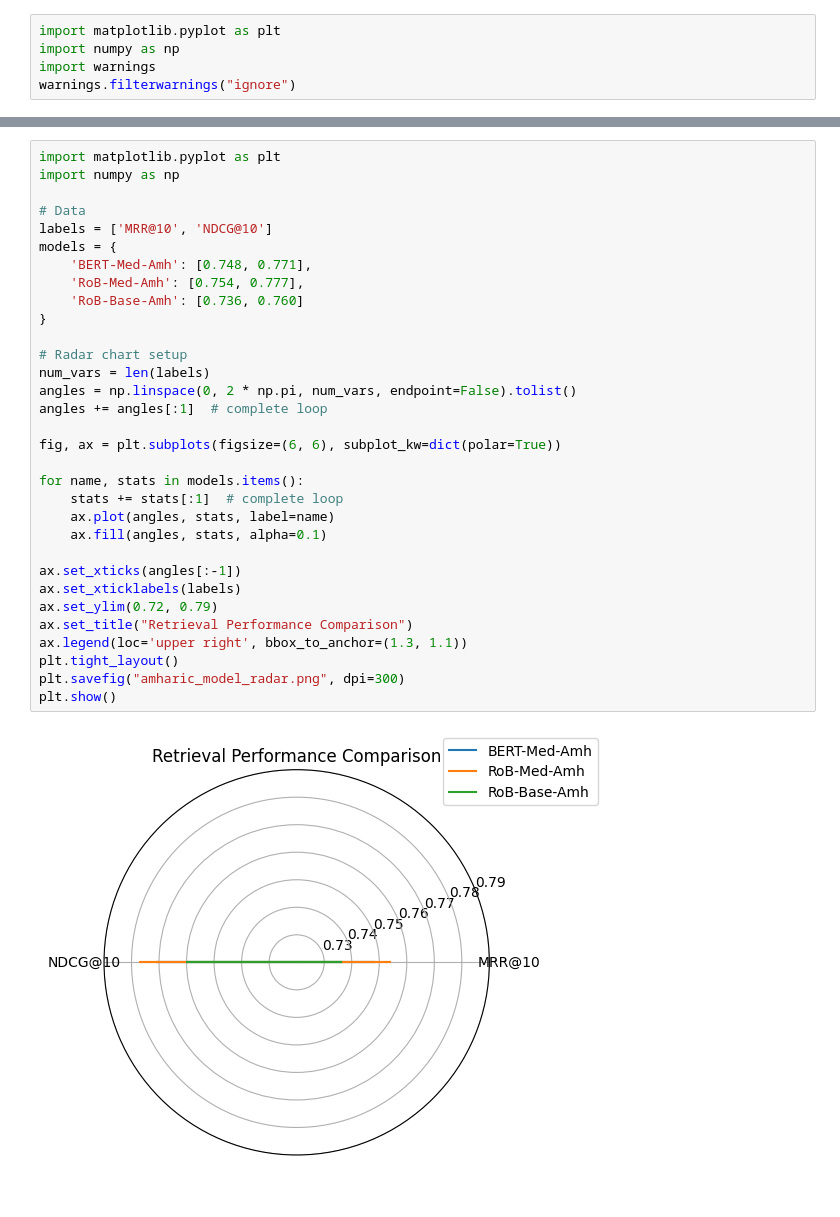
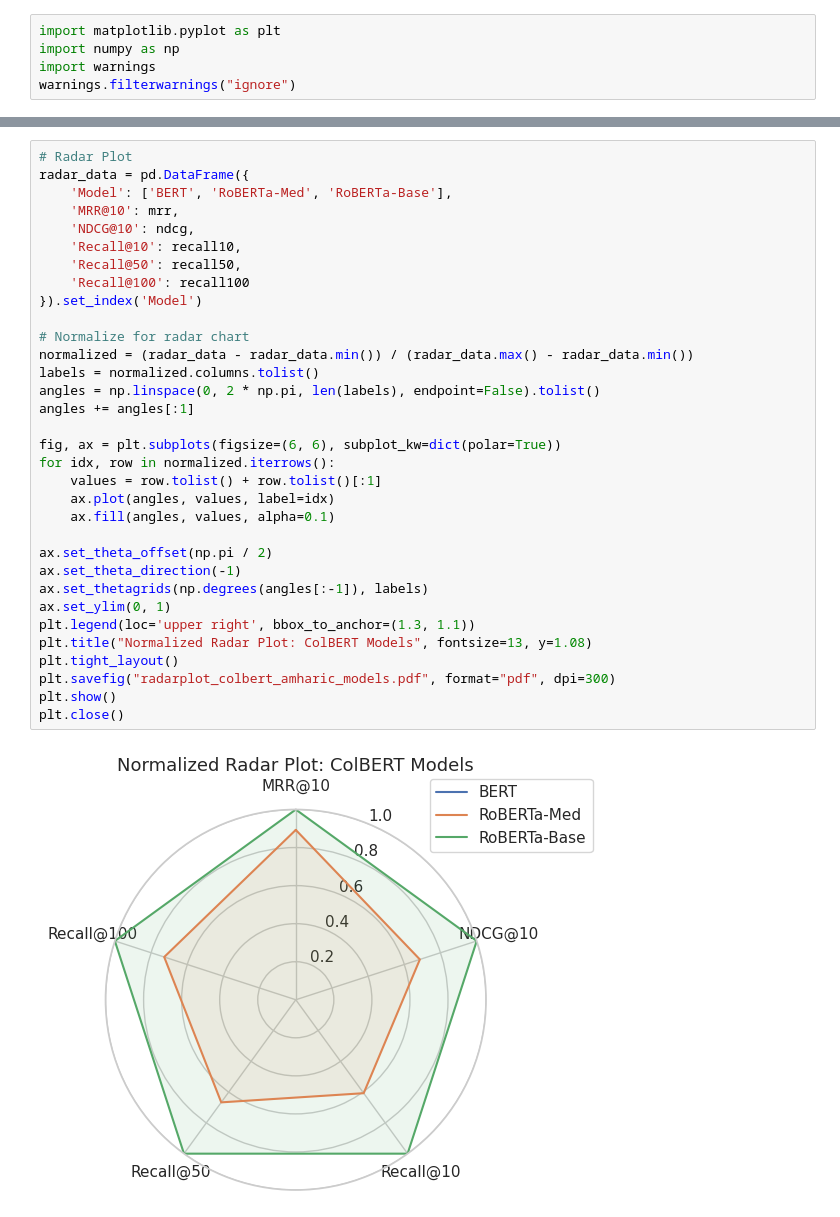
Before and after one commit to kidist-amde/amharic-ir-benchmarks, a Jupyter notebook: notebooks/analysis_colbert_model_comparison.ipynb, the cells around one changed output, grey strips where cells are left out. Cells and saved outputs as stored; diff of their text form.

Commit message:
Update .gitignore, README, and ColBERT model analysis notebooks

```diff
--- a/notebooks/analysis_colbert_model_comparison.ipynb
+++ b/notebooks/analysis_colbert_model_comparison.ipynb
@@ -52,34 +87,35 @@ annotate_bars(bars2)
 # %%
-import matplotlib.pyplot as plt
-import numpy as np
+# Radar Plot
+radar_data = pd.DataFrame({
+    'Model': ['BERT', 'RoBERTa-Med', 'RoBERTa-Base'],
+    'MRR@10': mrr,
+    'NDCG@10': ndcg,
+    'Recall@10': recall10,
+    'Recall@50': recall50,
+    'Recall@100': recall100
+}).set_index('Model')
 
-# Data
-labels = ['MRR@10', 'NDCG@10']
-models = {
-    'BERT-Med-Amh': [0.748, 0.771],
-    'RoB-Med-Amh': [0.754, 0.777],
-    'RoB-Base-Amh': [0.736, 0.760]
-}
-
-# Radar chart setup
-num_vars = len(labels)
-angles = np.linspace(0, 2 * np.pi, num_vars, endpoint=False).tolist()
-angles += angles[:1]  # complete loop
+# Normalize for radar chart
+normalized = (radar_data - radar_data.min()) / (radar_data.max() - radar_data.min())
+labels = normalized.columns.tolist()
+angles = np.linspace(0, 2 * np.pi, len(labels), endpoint=False).tolist()
+angles += angles[:1]
 
 fig, ax = plt.subplots(figsize=(6, 6), subplot_kw=dict(polar=True))
+for idx, row in normalized.iterrows():
+    values = row.tolist() + row.tolist()[:1]
+    ax.plot(angles, values, label=idx)
+    ax.fill(angles, values, alpha=0.1)
 
-for name, stats in models.items():
-    stats += stats[:1]  # complete loop
-    ax.plot(angles, stats, label=name)
-    ax.fill(angles, stats, alpha=0.1)
-
-ax.set_xticks(angles[:-1])
-ax.set_xticklabels(labels)
-ax.set_ylim(0.72, 0.79)
-ax.set_title("Retrieval Performance Comparison")
-ax.legend(loc='upper right', bbox_to_anchor=(1.3, 1.1))
+ax.set_theta_offset(np.pi / 2)
+ax.set_theta_direction(-1)
+ax.set_thetagrids(np.degrees(angles[:-1]), labels)
+ax.set_ylim(0, 1)
+plt.legend(loc='upper right', bbox_to_anchor=(1.3, 1.1))
+plt.title("Normalized Radar Plot: ColBERT Models", fontsize=13, y=1.08)
 plt.tight_layout()
-plt.savefig("amharic_model_radar.png", dpi=300)
+plt.savefig("radarplot_colbert_amharic_models.pdf", format="pdf", dpi=300)
 plt.show()
+plt.close()
 # %% [output]
-[figure, old version]
+[figure, new version]
```
Also changed, not shown: parts of 25 cells of this notebook, 3 other files.
